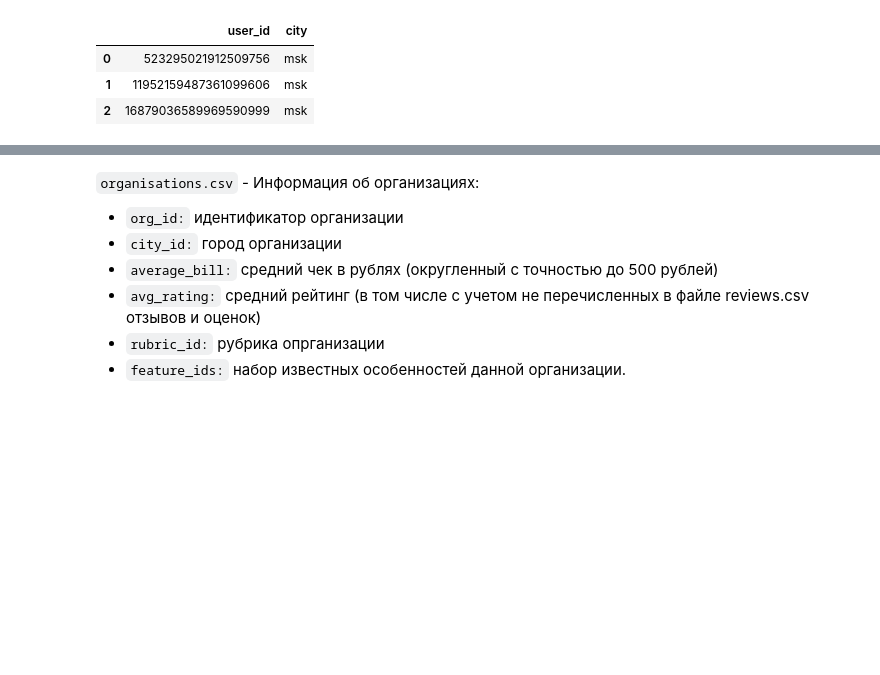
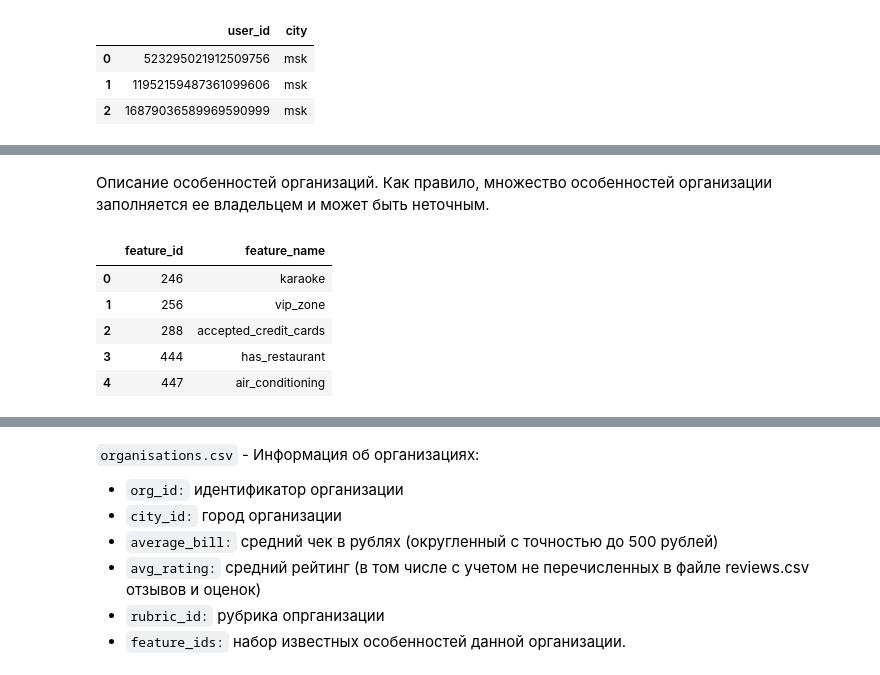
Before and after one commit to a-milenkin/Yandex_Cup_2021, a Jupyter notebook: Milenkin_baseline.ipynb, the cells around one changed output, grey strips where cells are left out. Saved outputs shown, nothing was run; the diff lists cells and outputs as text; code cells hidden in the pictures; blank space fills up the shorter version.

```diff
--- a/Milenkin_baseline.ipynb
+++ b/Milenkin_baseline.ipynb
@@ -44,0 +68,13 @@ Name: city, dtype: int64
+# %% [markdown]
+Описание особенностей организаций. Как правило, множество особенностей организации заполняется ее владельцем
+и может быть неточным.
+# %%
+features = pd.read_csv('data/features.csv')
+features.head()
+# %% [output]
+|  | feature_id | feature_name |
+| 0 | 246 | karaoke |
+| 1 | 256 | vip_zone |
+| 2 | 288 | accepted_credit_cards |
+| 3 | 444 | has_restaurant |
+| 4 | 447 | air_conditioning |
```
Also changed, not shown: parts of 18 cells of this notebook.
